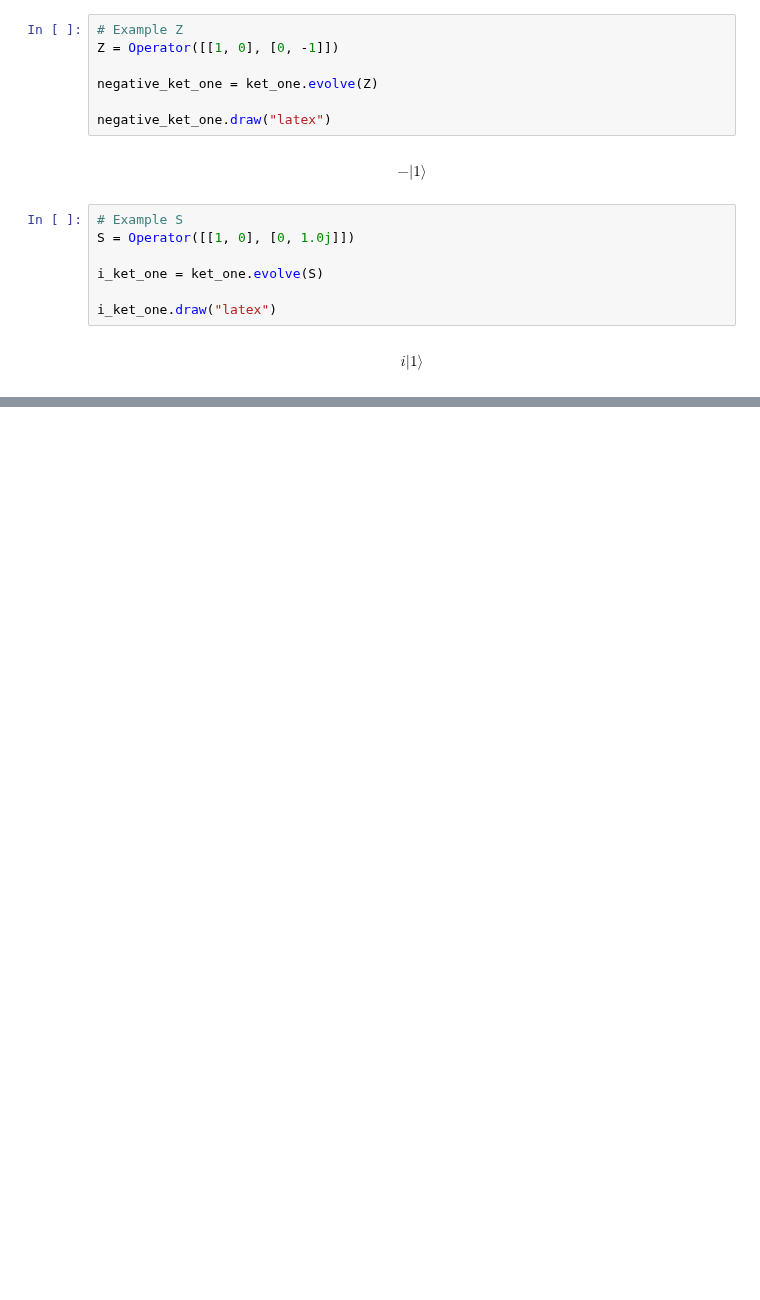
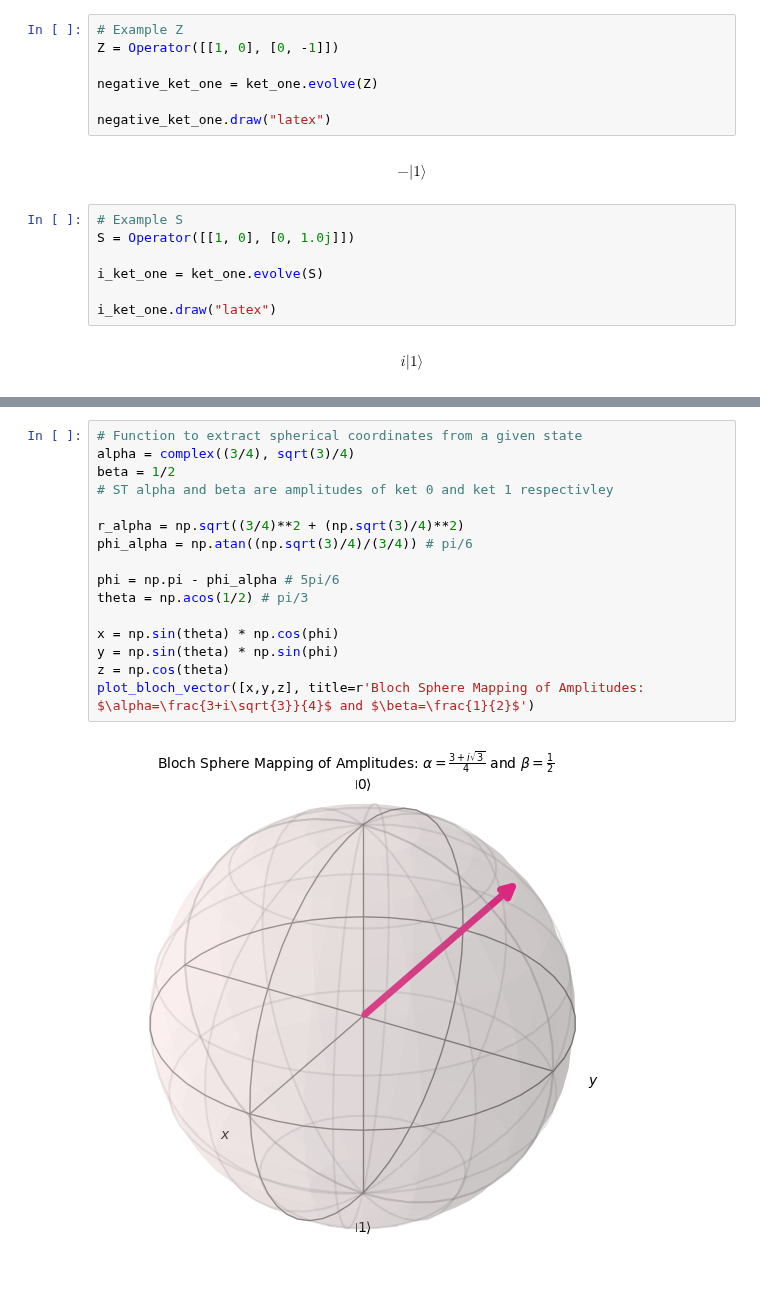
Before and after one commit to Artuk009/QuantumComputing, a Jupyter notebook: LectureTwo.ipynb, the cells around one changed output, grey strips where cells are left out. Drawn from its saved outputs; the diff is of its cells as text; blank space fills up the shorter version.

Commit message:
Bloch Sphere

```diff
--- a/LectureTwo.ipynb
+++ b/LectureTwo.ipynb
@@ -271,0 +277,18 @@ $$- i |0\rangle$$
+# %%
+# Function to extract spherical coordinates from a given state
+alpha = complex((3/4), sqrt(3)/4)
+beta = 1/2
+# ST alpha and beta are amplitudes of ket 0 and ket 1 respectivley
+
+r_alpha = np.sqrt((3/4)**2 + (np.sqrt(3)/4)**2)
+phi_alpha = np.atan((np.sqrt(3)/4)/(3/4)) # pi/6
+
+phi = np.pi - phi_alpha # 5pi/6
+theta = np.acos(1/2) # pi/3
+
+x = np.sin(theta) * np.cos(phi)
+y = np.sin(theta) * np.sin(phi)
+z = np.cos(theta)
+plot_bloch_vector([x,y,z], title=r'Bloch Sphere Mapping of Amplitudes: $\alpha=\frac{3+i\sqrt{3}}{4}$ and $\beta=\frac{1}{2}$')
+# %% [output]
+[figure, added]
```
Also changed, not shown: parts of 4 cells of this notebook.
